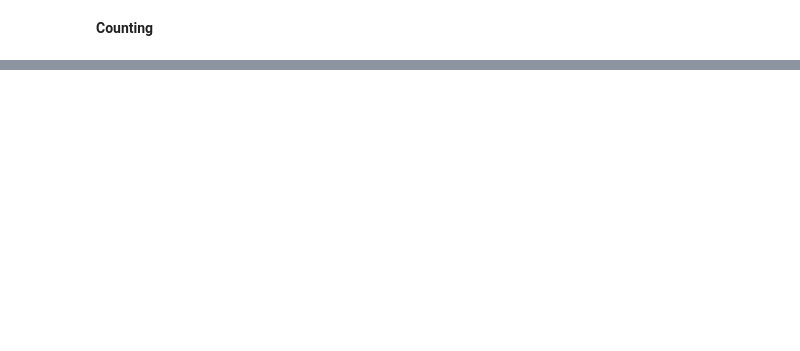
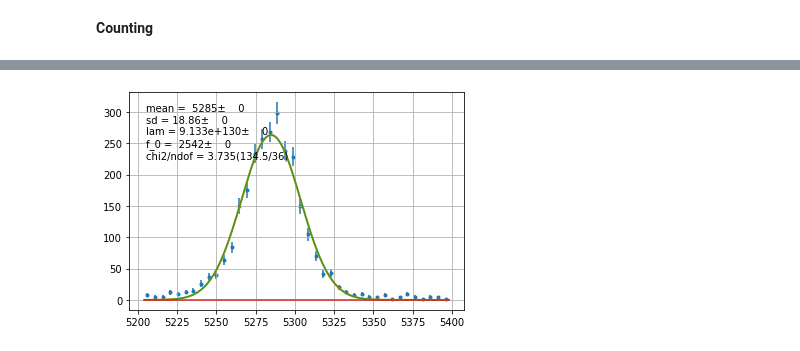
Before and after one commit to tsiligardi/PRA3024-Analysis-of-big-data-in-physics, a Jupyter notebook: LHCb_no_root_ipynb_with_iminuit.ipynb, the cells around one changed output, grey strips where cells are left out. Saved outputs shown, nothing was run; the diff lists cells and outputs as text; code cells hidden in the pictures; blank space fills up the shorter version.

```diff
--- a/LHCb_no_root_ipynb_with_iminuit.ipynb
+++ b/LHCb_no_root_ipynb_with_iminuit.ipynb
@@ -239,2 +233,16 @@ print("The Asymmetry is:", asymmetry(N_minus,N_plus))
 The deviation is: 0.011464738700114576
 The Asymmetry is: 0.04292862786410324
+# %%
+#Model B_minus
+H1_Bminus,H2_Bminus,H3_Bminus=getDaughterParticles(B_minus)
+mass_mother_Bminus=massMother(H1_Bminus,H2_Bminus,H3_Bminus,massK)
+
+data_B_minus=array([m for m in mass_mother_Bminus if (m>5200) and (m<5400)])
+
+binned_likelihood_B_minus = probfit.BinnedChi2(pdf, data_B_minus,bound=(min(data_B_minus),max(data_B_minus)))
+minuit = iminuit.Minuit(binned_likelihood_B_minus, mean=mean(data_B_minus),sd=std(data_B_minus),lam=0.02)
+
+minuit.migrad()
+binned_likelihood_B_minus.draw(minuit,parts=True);
+# %% [output]
+[figure, added]
```
Also changed, not shown: parts of 6 cells of this notebook.
